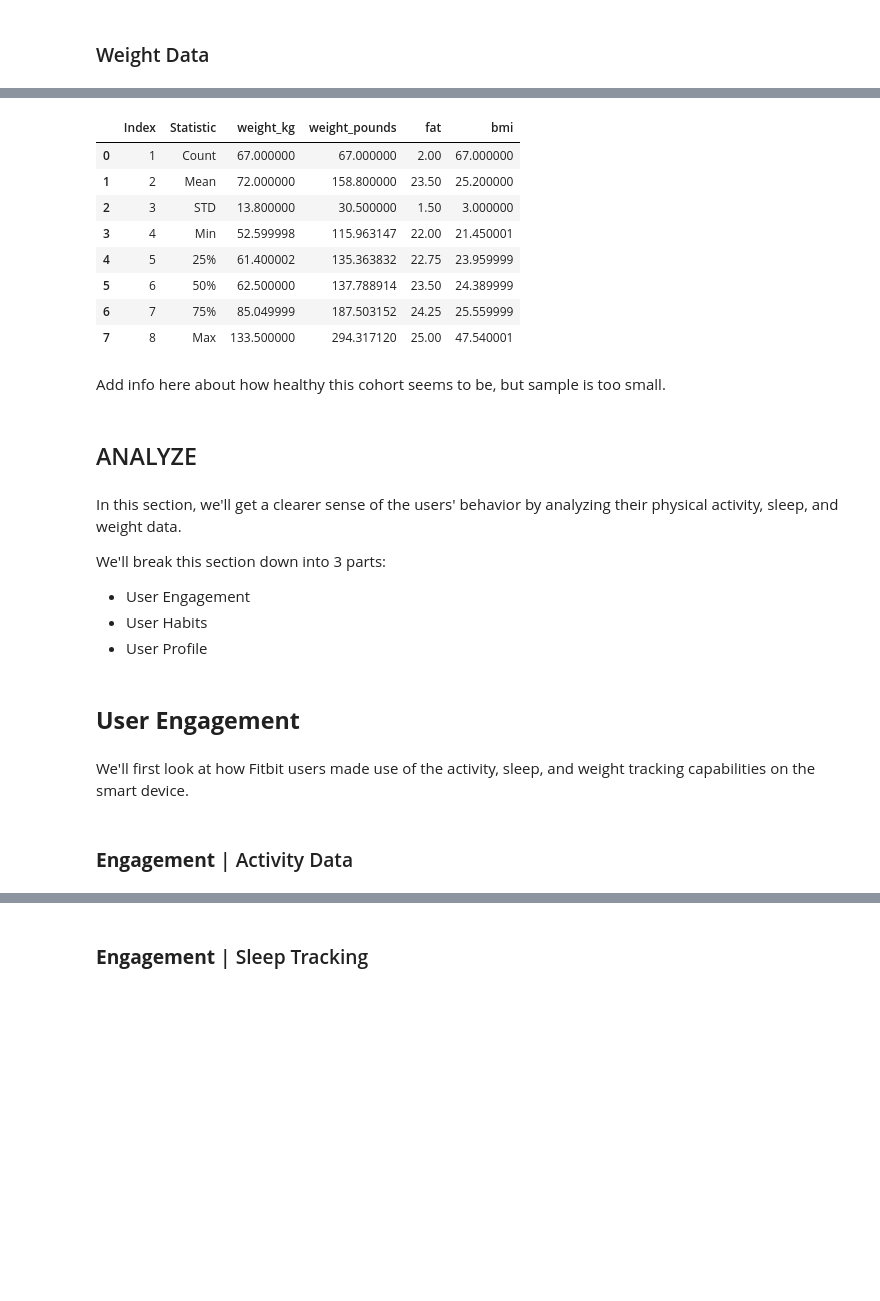
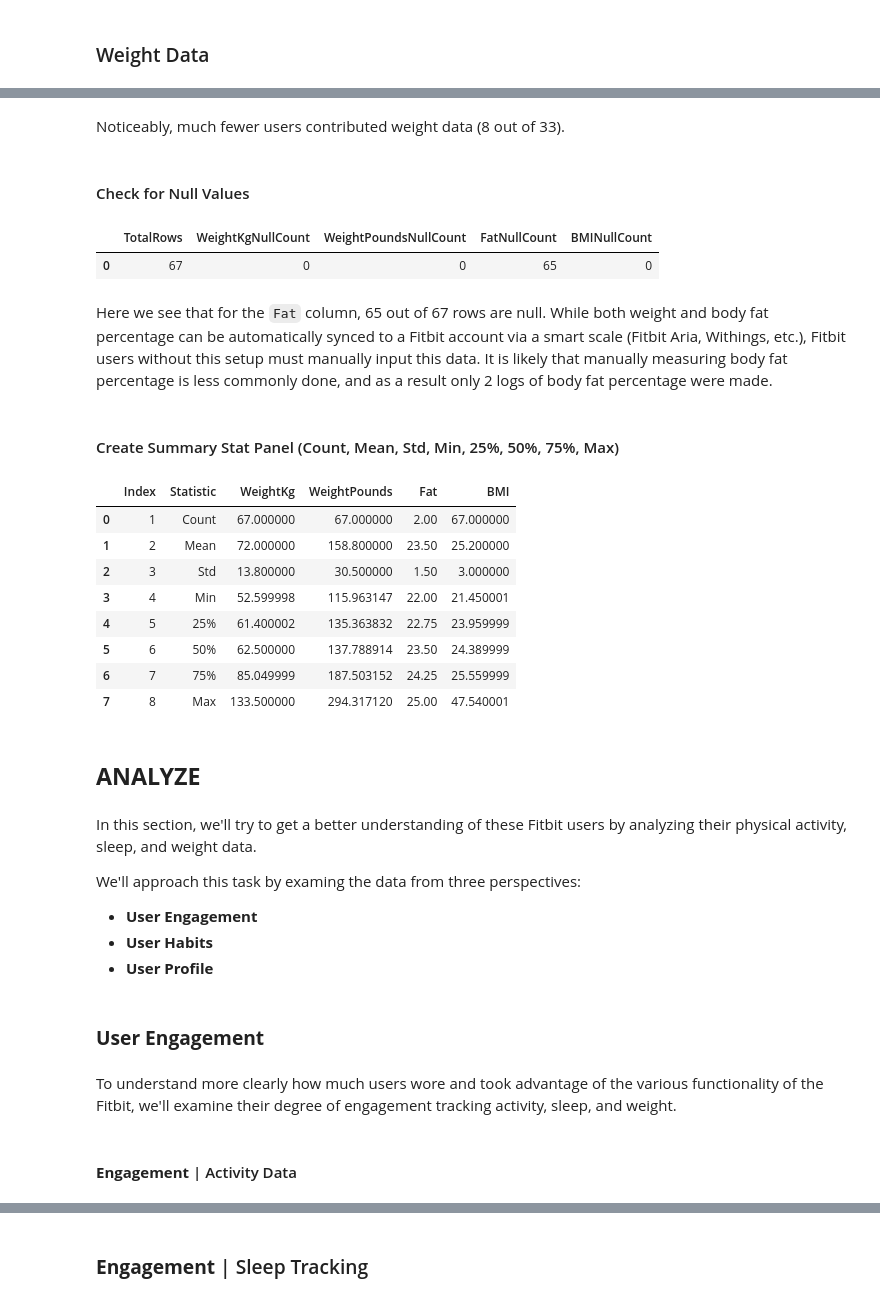
Before and after one commit to phlln/bellabeat-analysis, a Jupyter notebook: bellabeat_bigquery_playground.ipynb, the cells around one changed output, grey strips where cells are left out. Saved outputs shown, nothing was run; the diff lists cells and outputs as text; code cells hidden in the pictures; blank space fills up the shorter version.

```diff
--- a/bellabeat_bigquery_playground.ipynb
+++ b/bellabeat_bigquery_playground.ipynb
@@ -606,11 +637,30 @@ Let's run our stat summary panel.
+# %% [markdown]
+Noticeably, much fewer users contributed weight data (8 out of 33).
+# %% [markdown]
+#### Check for Null Values
+# %%
+%%bigquery
+SELECT COUNT(*) TotalRows,
+       SUM(CASE WHEN WeightKg IS NULL THEN 1 ELSE 0 END) WeightKgNullCount,
+       SUM(CASE WHEN WeightPounds IS NULL THEN 1 ELSE 0 END) WeightPoundsNullCount,
+       SUM(CASE WHEN Fat IS NULL THEN 1 ELSE 0 END) FatNullCount,
+       SUM(CASE WHEN BMI IS NULL THEN 1 ELSE 0 END) BMINullCount,
+ FROM `gac-bellabeat.activity.weight`;
+# %% [output]
+|  | TotalRows | WeightKgNullCount | WeightPoundsNullCount | FatNullCount | BMINullCount |
+| 0 | 67 | 0 | 0 | 65 | 0 |
+# %% [markdown]
+Here we see that for the `Fat` column, 65 out of 67 rows are null.  While both weight and body fat percentage can be automatically synced to a Fitbit account via a smart scale (Fitbit Aria, Withings, etc.), Fitbit users without this setup must manually input this data. It is likely that manually measuring body fat percentage is less commonly done, and as a result only 2 logs of body fat percentage were made.
+# %% [markdown]
+#### Create Summary Stat Panel (Count, Mean, Std, Min, 25%, 50%, 75%, Max)
 # %%
 %%bigquery
 SELECT 1 AS Index,
       'Count' AS Statistic,
-       COUNT(WeightKg) AS weight_kg,
-       COUNT(WeightPounds) AS weight_pounds,
-       COUNT(Fat) AS fat,
-       COUNT(BMI) AS bmi
+       COUNT(WeightKg) AS WeightKg,
+       COUNT(WeightPounds) AS WeightPounds,
+       COUNT(Fat) AS Fat,
+       COUNT(BMI) AS BMI
   FROM `gac-bellabeat.activity.weight`
  UNION ALL
 SELECT 2,
@@ -622,7 +672,7 @@ SELECT 2,
   FROM `gac-bellabeat.activity.weight`
  UNION ALL
 (SELECT 3,
-       'STD',
+       'Std',
        ROUND(STDDEV_POP(WeightKg) OVER(), 1),
        ROUND(STDDEV_POP(WeightPounds) OVER(), 1),
        ROUND(STDDEV_POP(Fat) OVER(), 1),
@@ -647,57 +697,55 @@ SELECT 2,
   FROM `gac-bellabeat.activity.weight`
   LIMIT 1)
   UNION ALL
 (SELECT 6,
        '50%',
        PERCENTILE_CONT(WeightKg, 0.50) OVER(),
        PERCENTILE_CONT(WeightPounds, 0.50) OVER(),
        PERCENTILE_CONT(Fat, 0.50) OVER(),
        PERCENTILE_CONT(BMI, 0.50) OVER()
   FROM `gac-bellabeat.activity.weight`
   LIMIT 1)
   UNION ALL
 (SELECT 7,
        '75%',
        PERCENTILE_CONT(WeightKg, 0.75) OVER(),
        PERCENTILE_CONT(WeightPounds, 0.75) OVER(),
        PERCENTILE_CONT(Fat, 0.75) OVER(),
        PERCENTILE_CONT(BMI, 0.75) OVER()
   FROM `gac-bellabeat.activity.weight`
   LIMIT 1)
   UNION ALL
 (SELECT 8,
        'Max',
        MAX(WeightKg),
        MAX(WeightPounds),
        MAX(Fat),
        MAX(BMI)
   FROM `gac-bellabeat.activity.weight`)
 ORDER BY Index ASC;
 # %% [output]
-|  | Index | Statistic | weight_kg | weight_pounds | fat | bmi |
+|  | Index | Statistic | WeightKg | WeightPounds | Fat | BMI |
 | 0 | 1 | Count | 67.000000 | 67.000000 | 2.00 | 67.000000 |
 | 1 | 2 | Mean | 72.000000 | 158.800000 | 23.50 | 25.200000 |
-| 2 | 3 | STD | 13.800000 | 30.500000 | 1.50 | 3.000000 |
+| 2 | 3 | Std | 13.800000 | 30.500000 | 1.50 | 3.000000 |
 | 3 | 4 | Min | 52.599998 | 115.963147 | 22.00 | 21.450001 |
 | 4 | 5 | 25% | 61.400002 | 135.363832 | 22.75 | 23.959999 |
 | 5 | 6 | 50% | 62.500000 | 137.788914 | 23.50 | 24.389999 |
 | 6 | 7 | 75% | 85.049999 | 187.503152 | 24.25 | 25.559999 |
 | 7 | 8 | Max | 133.500000 | 294.317120 | 25.00 | 47.540001 |
-# %% [markdown]
-Add info here about how healthy this cohort seems to be, but sample is too small.
 # %% [markdown]
-## ANALYZE
+## **ANALYZE**
 # %% [markdown]
-In this section, we'll get a clearer sense of the users' behavior by analyzing their physical activity, sleep, and weight data.
+In this section, we'll try to get a better understanding of these Fitbit users by analyzing their physical activity, sleep, and weight data.
 
-We'll break this section down into 3 parts:
-- User Engagement
-- User Habits
-- User Profile
+We'll approach this task by examing the data from three perspectives:
+- **User Engagement**
+- **User Habits**
+- **User Profile**
 # %% [markdown]
-## **User Engagement**
+### **User Engagement**
 # %% [markdown]
-We'll first look at how Fitbit users made use of the activity, sleep, and weight tracking capabilities on the smart device.
+To understand more clearly how much users wore and took advantage of the various functionality of the Fitbit, we'll examine their degree of engagement tracking activity, sleep, and weight.
 # %% [markdown]
-### **Engagement** | Activity Data
+#### **Engagement** | Activity Data
 # %% [markdown]
```
Also changed, not shown: parts of 48 cells of this notebook.
